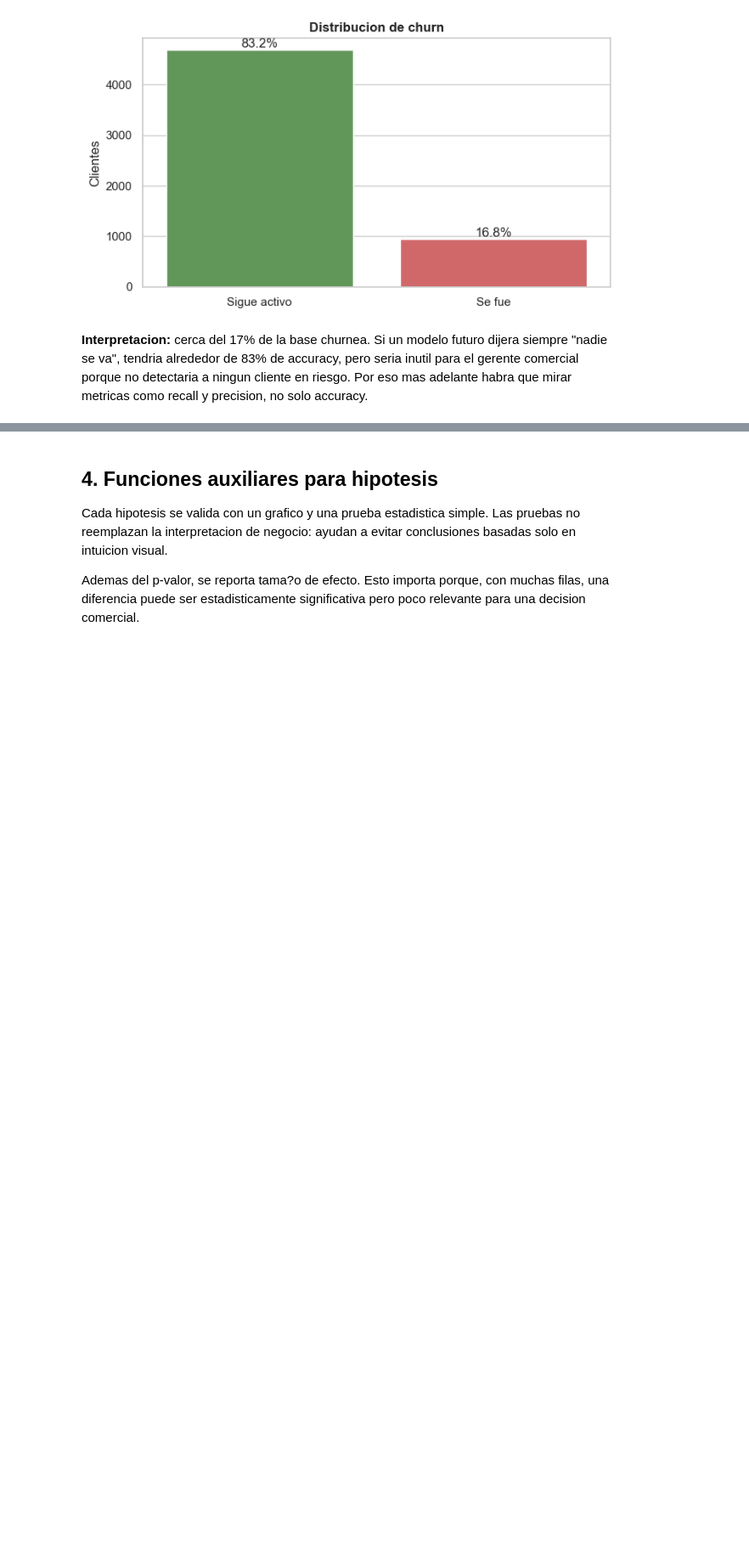
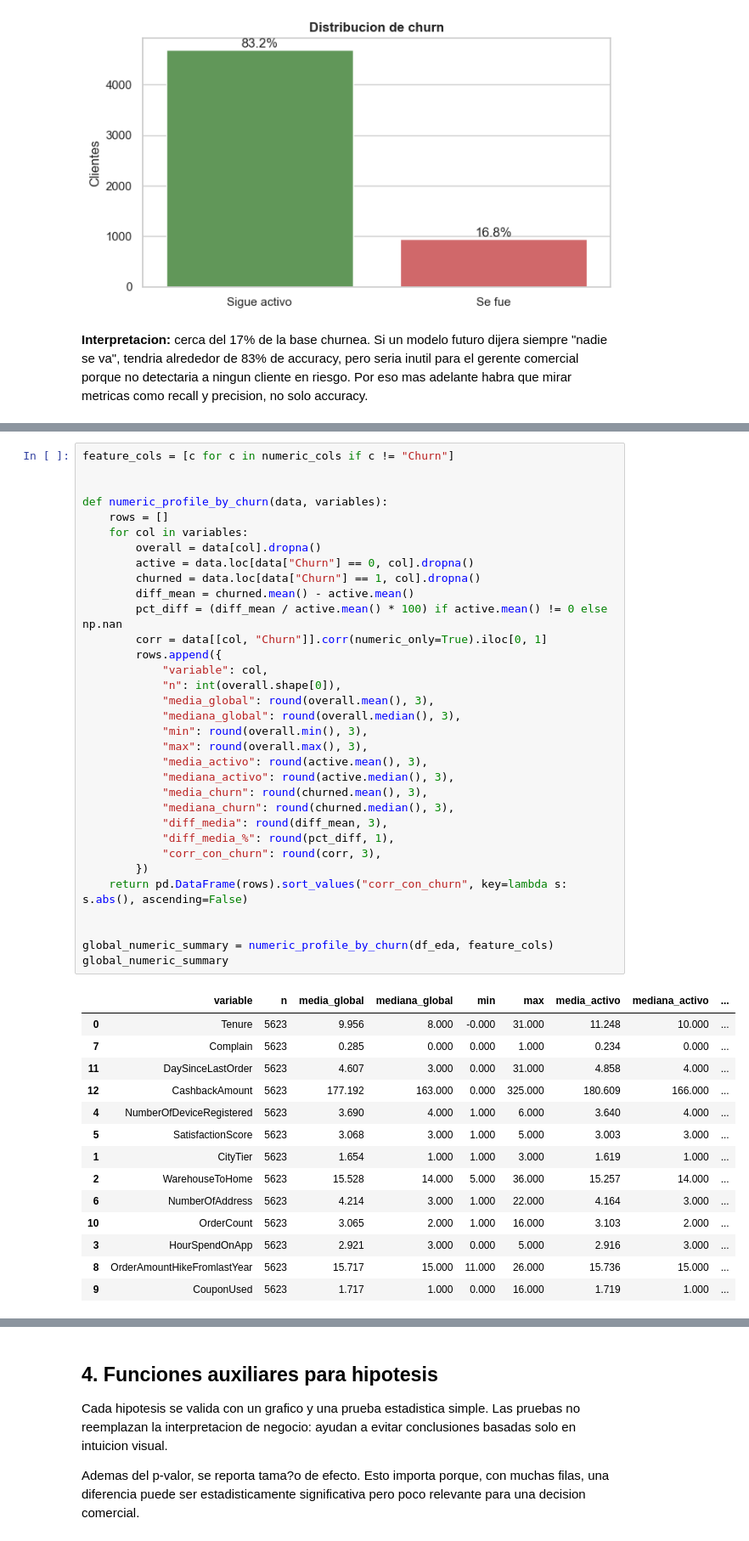
Before and after one commit to FelipeTamaki/TP_IA_aplicada_a_negocios_churn_Grupo1, a Jupyter notebook: EDA.ipynb, the cells around one changed output, grey strips where cells are left out. Shown at 85% size. Saved outputs shown, nothing was run; the diff lists cells and outputs as text; blank space fills up the shorter version.

```diff
--- a/EDA.ipynb
+++ b/EDA.ipynb
@@ -672,0 +670,48 @@ Passing `palette` without assigning `hue` is deprecated and will be removed in v
+# %%
+feature_cols = [c for c in numeric_cols if c != "Churn"]
+
+
+def numeric_profile_by_churn(data, variables):
+    rows = []
+    for col in variables:
+        overall = data[col].dropna()
+        active = data.loc[data["Churn"] == 0, col].dropna()
+        churned = data.loc[data["Churn"] == 1, col].dropna()
+        diff_mean = churned.mean() - active.mean()
+        pct_diff = (diff_mean / active.mean() * 100) if active.mean() != 0 else np.nan
+        corr = data[[col, "Churn"]].corr(numeric_only=True).iloc[0, 1]
+        rows.append({
+            "variable": col,
+            "n": int(overall.shape[0]),
+            "media_global": round(overall.mean(), 3),
+            "mediana_global": round(overall.median(), 3),
+            "min": round(overall.min(), 3),
+            "max": round(overall.max(), 3),
+            "media_activo": round(active.mean(), 3),
+            "mediana_activo": round(active.median(), 3),
+            "media_churn": round(churned.mean(), 3),
+            "mediana_churn": round(churned.median(), 3),
+            "diff_media": round(diff_mean, 3),
+            "diff_media_%": round(pct_diff, 1),
+            "corr_con_churn": round(corr, 3),
+        })
+    return pd.DataFrame(rows).sort_values("corr_con_churn", key=lambda s: s.abs(), ascending=False)
+
+
+global_numeric_summary = numeric_profile_by_churn(df_eda, feature_cols)
+global_numeric_summary
+# %% [output]
+|  | variable | n | media_global | mediana_global | min | max | media_activo | mediana_activo | ... |
+| 0 | Tenure | 5623 | 9.956 | 8.000 | -0.000 | 31.000 | 11.248 | 10.000 | ... |
+| 7 | Complain | 5623 | 0.285 | 0.000 | 0.000 | 1.000 | 0.234 | 0.000 | ... |
+| 11 | DaySinceLastOrder | 5623 | 4.607 | 3.000 | 0.000 | 31.000 | 4.858 | 4.000 | ... |
+| 12 | CashbackAmount | 5623 | 177.192 | 163.000 | 0.000 | 325.000 | 180.609 | 166.000 | ... |
+| 4 | NumberOfDeviceRegistered | 5623 | 3.690 | 4.000 | 1.000 | 6.000 | 3.640 | 4.000 | ... |
+| 5 | SatisfactionScore | 5623 | 3.068 | 3.000 | 1.000 | 5.000 | 3.003 | 3.000 | ... |
+| 1 | CityTier | 5623 | 1.654 | 1.000 | 1.000 | 3.000 | 1.619 | 1.000 | ... |
+| 2 | WarehouseToHome | 5623 | 15.528 | 14.000 | 5.000 | 36.000 | 15.257 | 14.000 | ... |
+| 6 | NumberOfAddress | 5623 | 4.214 | 3.000 | 1.000 | 22.000 | 4.164 | 3.000 | ... |
+| 10 | OrderCount | 5623 | 3.065 | 2.000 | 1.000 | 16.000 | 3.103 | 2.000 | ... |
+| 3 | HourSpendOnApp | 5623 | 2.921 | 3.000 | 0.000 | 5.000 | 2.916 | 3.000 | ... |
+| 8 | OrderAmountHikeFromlastYear | 5623 | 15.717 | 15.000 | 11.000 | 26.000 | 15.736 | 15.000 | ... |
+| 9 | CouponUsed | 5623 | 1.717 | 1.000 | 0.000 | 16.000 | 1.719 | 1.000 | ... |
```
Also changed, not shown: parts of 9 cells of this notebook.
